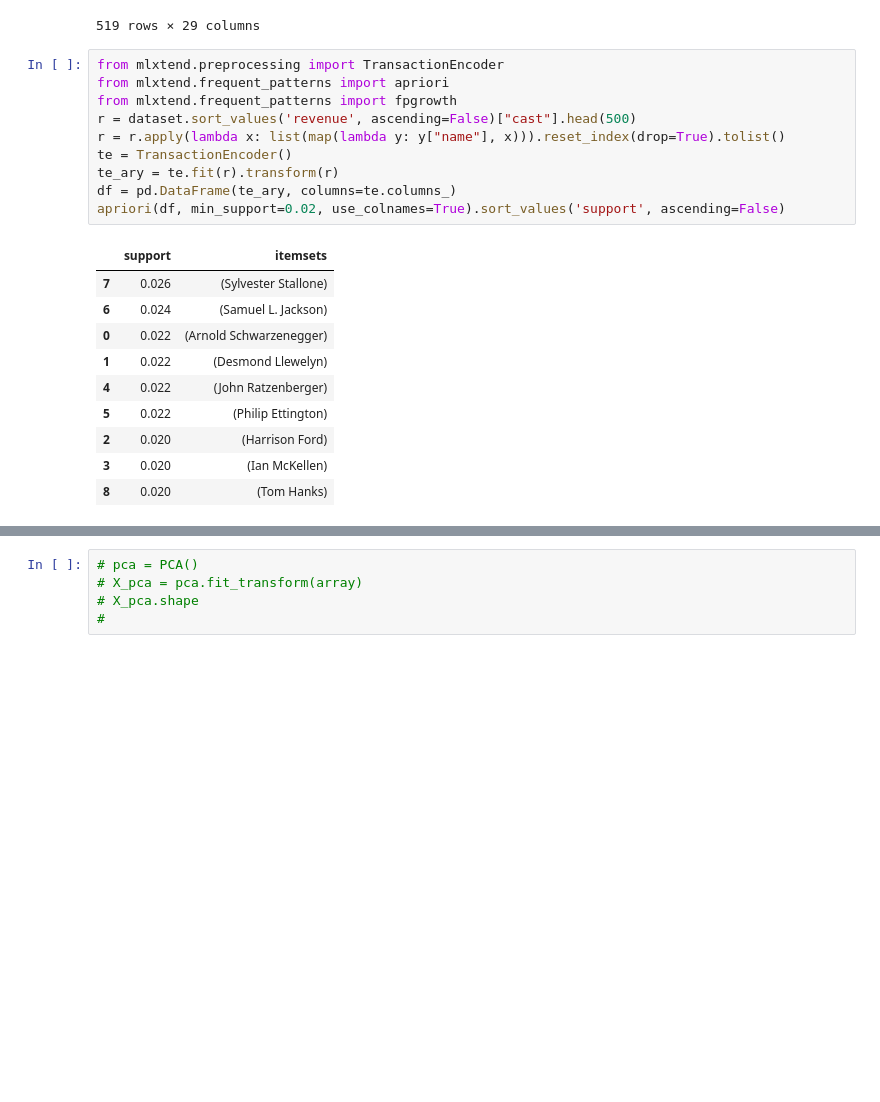
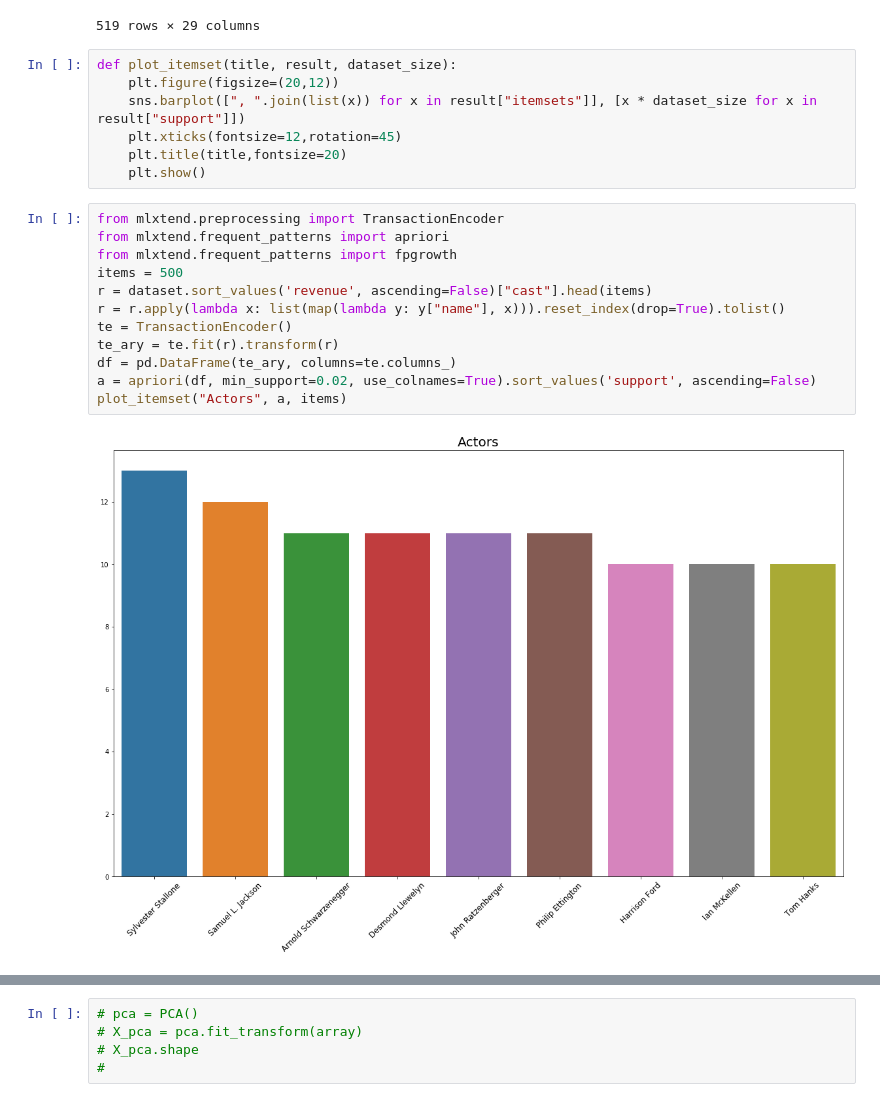
Before and after one commit to kamildoleglo/data-mining-box-office, a Jupyter notebook: ED.ipynb, the cells around one changed output, grey strips where cells are left out. Saved outputs shown, nothing was run; the diff lists cells and outputs as text; blank space fills up the shorter version.

Commit message:
Add plots

```diff
--- a/ED.ipynb
+++ b/ED.ipynb
@@ -447,27 +447,27 @@ merged_inner
 | 517 | 2993 | {} | 16978824 | [{'id': 28, 'name': 'Action'}, {'... | NaN | tt0015400 | en | The Thief of Bagdad | ... |
 | 518 | 2993 | {} | 16978824 | [{'id': 28, 'name': 'Action'}, {'... | NaN | tt0015400 | en | The Thief of Bagdad | ... |
 519 rows × 29 columns
+# %%
+def plot_itemset(title, result, dataset_size):
+    plt.figure(figsize=(20,12))
+    sns.barplot([", ".join(list(x)) for x in result["itemsets"]], [x * dataset_size for x in result["support"]])
+    plt.xticks(fontsize=12,rotation=45)
+    plt.title(title,fontsize=20)
+    plt.show()
 # %%
 from mlxtend.preprocessing import TransactionEncoder
 from mlxtend.frequent_patterns import apriori
 from mlxtend.frequent_patterns import fpgrowth
-r = dataset.sort_values('revenue', ascending=False)["cast"].head(500)
+items = 500
+r = dataset.sort_values('revenue', ascending=False)["cast"].head(items)
 r = r.apply(lambda x: list(map(lambda y: y["name"], x))).reset_index(drop=True).tolist()
 te = TransactionEncoder()
 te_ary = te.fit(r).transform(r)
 df = pd.DataFrame(te_ary, columns=te.columns_)
-apriori(df, min_support=0.02, use_colnames=True).sort_values('support', ascending=False)
+a = apriori(df, min_support=0.02, use_colnames=True).sort_values('support', ascending=False)
+plot_itemset("Actors", a, items)
 # %% [output]
-|  | support | itemsets |
-| 7 | 0.026 | (Sylvester Stallone) |
-| 6 | 0.024 | (Samuel L. Jackson) |
-| 0 | 0.022 | (Arnold Schwarzenegger) |
-| 1 | 0.022 | (Desmond Llewelyn) |
-| 4 | 0.022 | (John Ratzenberger) |
-| 5 | 0.022 | (Philip Ettington) |
-| 2 | 0.020 | (Harrison Ford) |
-| 3 | 0.020 | (Ian McKellen) |
-| 8 | 0.020 | (Tom Hanks) |
+[figure, added]
 # %%
 r = dataset.sort_values('revenue', ascending=False)["cast"]
 r = r.apply(lambda x: list(map(lambda y: y["name"], x))).reset_index(drop=True).tolist()
```
Also changed, not shown: parts of 4 cells of this notebook.
